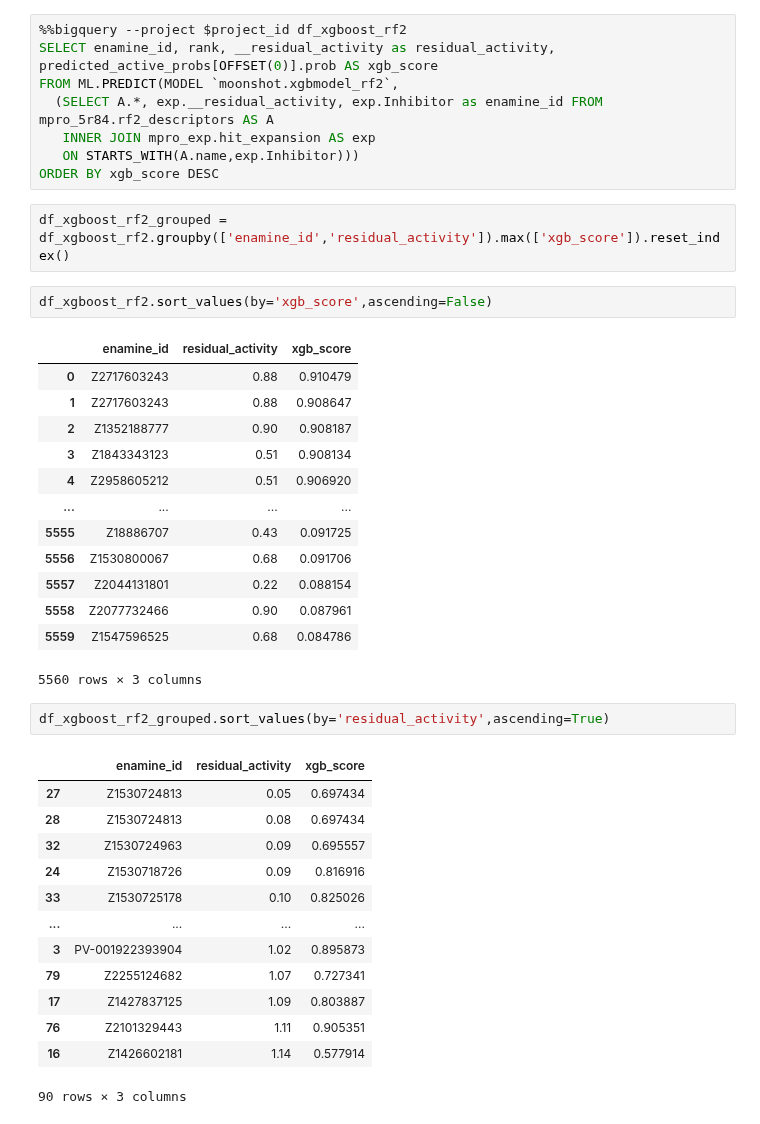
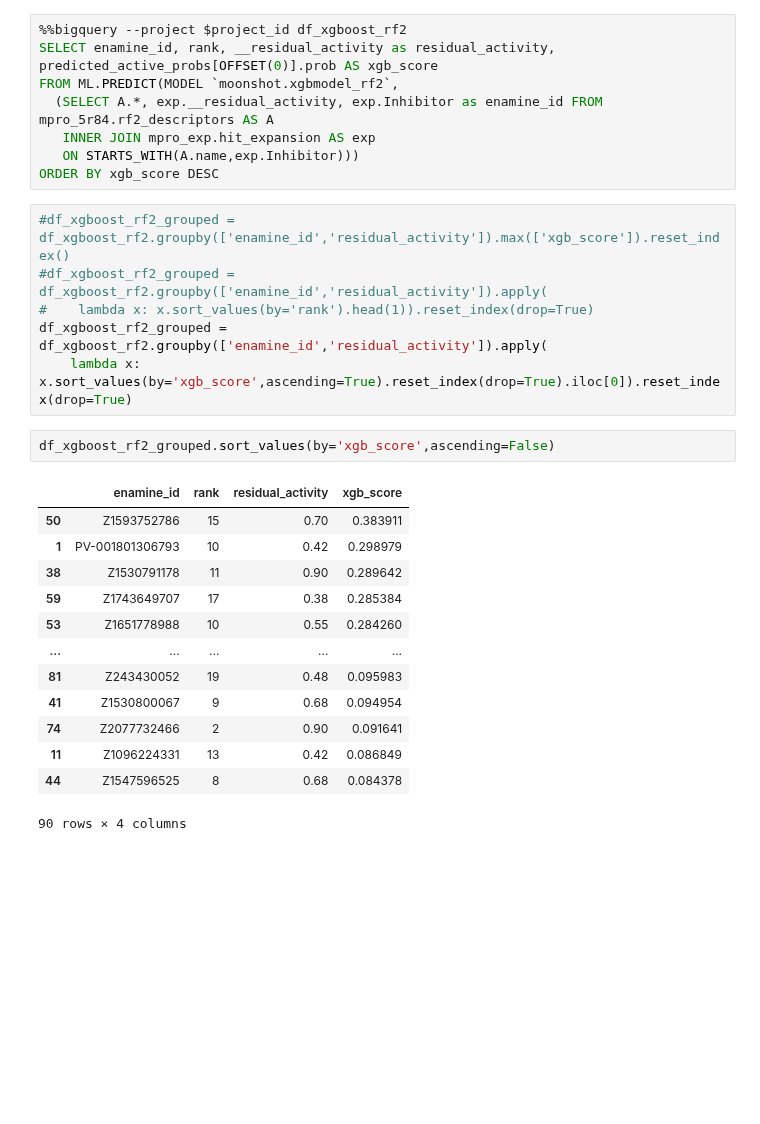
Before and after one commit to jglaser/gigadocking_notebooks, a Jupyter notebook: ML.ipynb, the cells around one changed output. Saved outputs shown, nothing was run; the diff lists cells and outputs as text; blank space fills up the shorter version.

```diff
--- a/ML.ipynb
+++ b/ML.ipynb
@@ -659,40 +660,28 @@ FROM ML.PREDICT(MODEL `moonshot.xgbmodel_rf2`,
    INNER JOIN mpro_exp.hit_expansion AS exp
    ON STARTS_WITH(A.name,exp.Inhibitor)))
 ORDER BY xgb_score DESC
-# %%
-df_xgboost_rf2_grouped = df_xgboost_rf2.groupby(['enamine_id','residual_activity']).max(['xgb_score']).reset_index()
+# %%
+#df_xgboost_rf2_grouped = df_xgboost_rf2.groupby(['enamine_id','residual_activity']).max(['xgb_score']).reset_index()
+#df_xgboost_rf2_grouped = df_xgboost_rf2.groupby(['enamine_id','residual_activity']).apply(
+#    lambda x: x.sort_values(by='rank').head(1)).reset_index(drop=True)
+df_xgboost_rf2_grouped = df_xgboost_rf2.groupby(['enamine_id','residual_activity']).apply(
+    lambda x: x.sort_values(by='xgb_score',ascending=True).reset_index(drop=True).iloc[0]).reset_index(drop=True)
 # %%
-df_xgboost_rf2.sort_values(by='xgb_score',ascending=False)
+df_xgboost_rf2_grouped.sort_values(by='xgb_score',ascending=False)
 # %% [output]
-|  | enamine_id | residual_activity | xgb_score |
-| 0 | Z2717603243 | 0.88 | 0.910479 |
-| 1 | Z2717603243 | 0.88 | 0.908647 |
-| 2 | Z1352188777 | 0.90 | 0.908187 |
-| 3 | Z1843343123 | 0.51 | 0.908134 |
-| 4 | Z2958605212 | 0.51 | 0.906920 |
-| ... | ... | ... | ... |
-| 5555 | Z18886707 | 0.43 | 0.091725 |
-| 5556 | Z1530800067 | 0.68 | 0.091706 |
-| 5557 | Z2044131801 | 0.22 | 0.088154 |
-| 5558 | Z2077732466 | 0.90 | 0.087961 |
-| 5559 | Z1547596525 | 0.68 | 0.084786 |
+|  | enamine_id | rank | residual_activity | xgb_score |
+| 50 | Z1593752786 | 15 | 0.70 | 0.383911 |
+| 1 | PV-001801306793 | 10 | 0.42 | 0.298979 |
+| 38 | Z1530791178 | 11 | 0.90 | 0.289642 |
+| 59 | Z1743649707 | 17 | 0.38 | 0.285384 |
+| 53 | Z1651778988 | 10 | 0.55 | 0.284260 |
+| ... | ... | ... | ... | ... |
+| 81 | Z243430052 | 19 | 0.48 | 0.095983 |
+| 41 | Z1530800067 | 9 | 0.68 | 0.094954 |
+| 74 | Z2077732466 | 2 | 0.90 | 0.091641 |
+| 11 | Z1096224331 | 13 | 0.42 | 0.086849 |
+| 44 | Z1547596525 | 8 | 0.68 | 0.084378 |
-5560 rows × 3 columns
+90 rows × 4 columns
-# %%
-df_xgboost_rf2_grouped.sort_values(by='residual_activity',ascending=True)
-# %% [output]
-|  | enamine_id | residual_activity | xgb_score |
-| 27 | Z1530724813 | 0.05 | 0.697434 |
-| 28 | Z1530724813 | 0.08 | 0.697434 |
-| 32 | Z1530724963 | 0.09 | 0.695557 |
-| 24 | Z1530718726 | 0.09 | 0.816916 |
-| 33 | Z1530725178 | 0.10 | 0.825026 |
-| ... | ... | ... | ... |
-| 3 | PV-001922393904 | 1.02 | 0.895873 |
-| 79 | Z2255124682 | 1.07 | 0.727341 |
-| 17 | Z1427837125 | 1.09 | 0.803887 |
-| 76 | Z2101329443 | 1.11 | 0.905351 |
-| 16 | Z1426602181 | 1.14 | 0.577914 |
-90 rows × 3 columns
 # %%
 df_xgboost_rf2_grouped['xgb_score'].hist()
 # %% [output]
```
Also changed, not shown: parts of 14 cells of this notebook.
